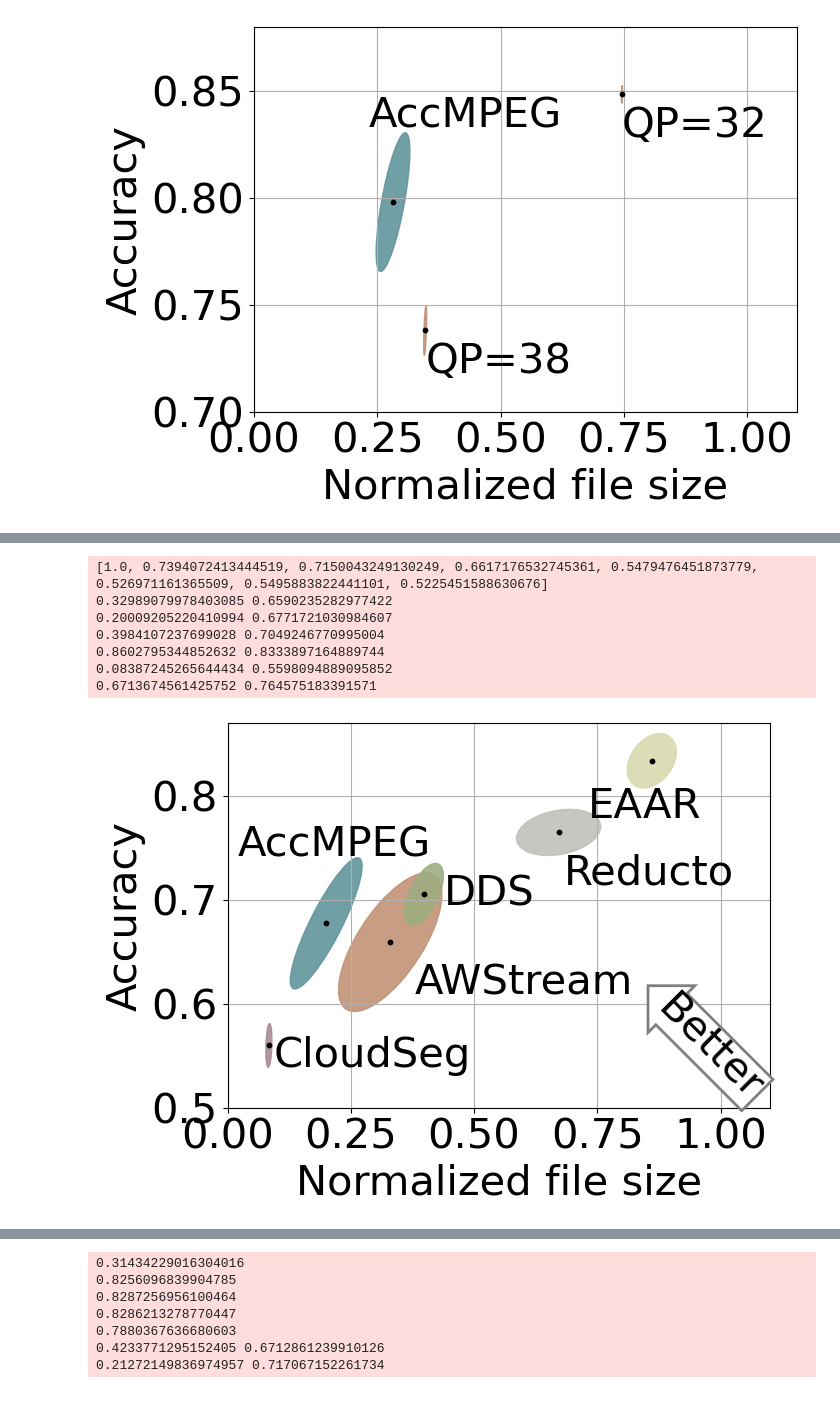
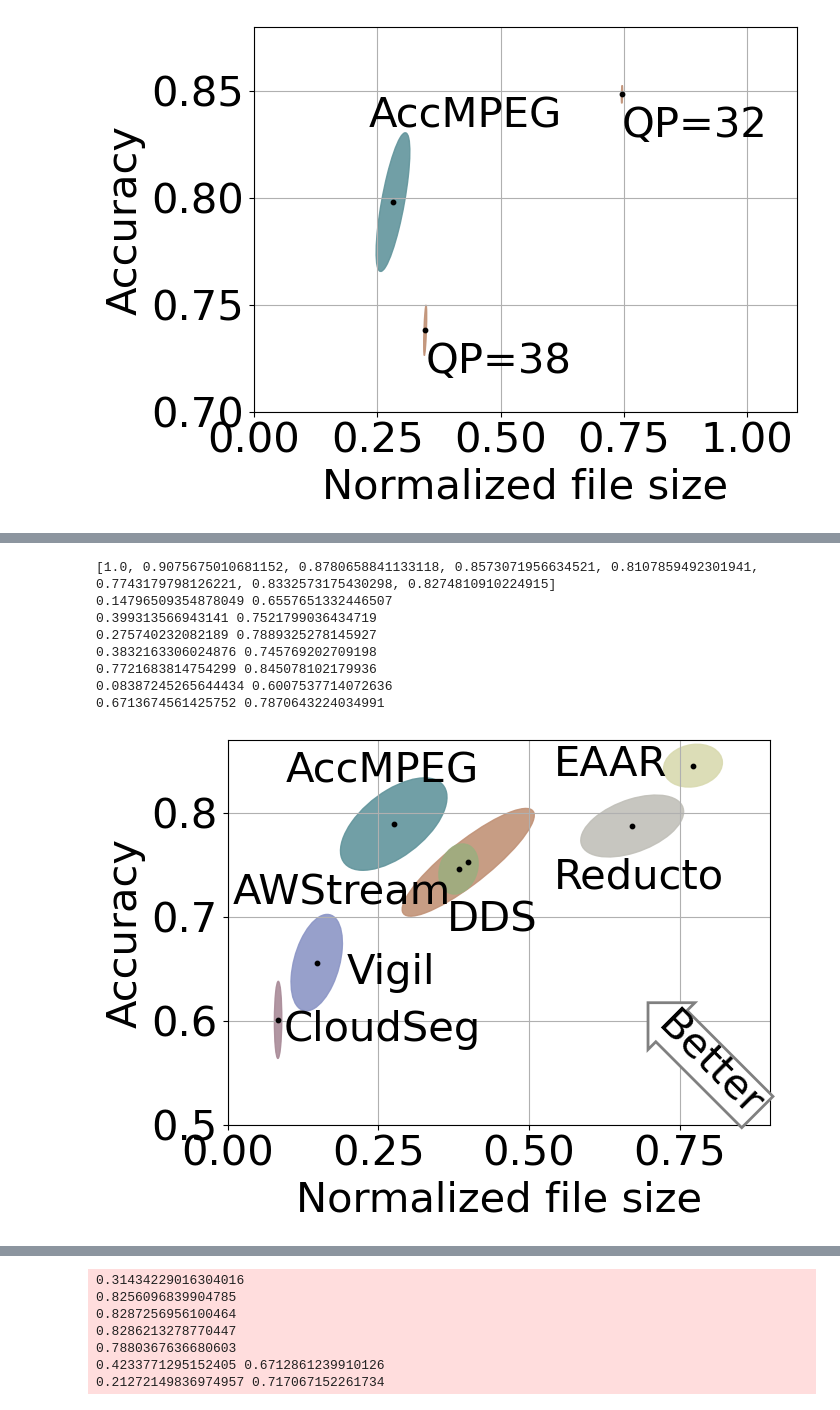
Before and after one commit to KuntaiDu/AccMPEG, a Jupyter notebook: plot.ipynb, the cells around one changed output, grey strips where cells are left out. Saved outputs shown, nothing was run; the diff lists cells and outputs as text; code cells hidden in the pictures.

```diff
--- a/plot.ipynb
+++ b/plot.ipynb
@@ -13,6 +13,16 @@ colors = [
 '#a98b98', #cloudseg
 '#c1c0b9' # reducto
 ]
+
+new_colors = {
+    "mpeg": '#c19277',
+    "accmpeg": '#62959c',
+    "dds": '#9dad7f',
+    "eaar": '#d9dab0',
+    "cloudseg": '#a98b98',
+    "reducto": '#c1c0b9',
+    "vigil": "#8c96c6"
+}
 # %%
 
 import numpy as np
@@ -318,7 +333,7 @@ ddss = [filter([fmt % i, 'dds']) for i in ids]
 eaars = [filter([fmt % i, 'eaar']) for i in ids]
 cloudsegs = [filter([fmt % i, 'cloudseg', '40']) for i in ids]
 reductos = [filter([fmt % i, 'reducto', '28']) for i in ids]
-
+vigils = [filter([fmt % i, 'vigil']) for i in ids]
 
 mpegs = []
 for i, acc in zip(ids, accs):
@@ -342,11 +357,15 @@ ddss = transform(ddss)
 eaars = transform(eaars)
 cloudsegs = transform(cloudsegs)
 reductos = transform(reductos)
+vigils = transform(vigils)
 
 
 
 fig, ax = plt.subplots(figsize=(7, 5))
 ax.grid()
+
+x, y = add_data(ax, vigils, new_colors['vigil'])
+ax.text(x + 0.05, y - 0.0, 'Vigil')
 
 x, y = add_data(ax, mpegs, colors[0])
 ax.text(x + 0.05, y - 0.0, 'AWStream')
@@ -362,7 +381,7 @@ x, y = add_data(ax, reductos, colors[5])
 ax.text(x + 0.01, y - 0.06, 'Reducto')
 
 l, r = 0, 1.19
-b, u = 0.3, 0.95
+b, u = 0.2, 0.95
 
 ax.set_xlim(l,r)
 ax.set_ylim(b,u)
@@ -430,7 +539,7 @@ savefig('figs/detection_qp', fig)
 # %%
 # plot multiple models
 
-with open(f'stats_C4', 'r') as f:
+with open(f'stats_DC5', 'r') as f:
     data_full = yaml.load(f.read())
 # add ground truth bandwidth for normalization purpose
 for data in data_full:
@@ -441,12 +550,12 @@ for data in data_full:
 fmt = 'dashcam/dashcam_%d'
 ids = [(i+1) for i in range(7)]
 
-accs = [filter([fmt % i + '_', 'bound_0.3', 'conv_9']) for i in ids]
+accs = [filter([fmt % i + '_', 'bound_0.2', 'conv_9']) for i in ids]
 ddss = [filter([f'dashcam/dashcam_{i}_', 'dds']) for i in ids]
 eaars = [filter([f'dashcam/dashcam_{i}_', 'eaar']) for i in ids]
 cloudsegs = [filter([f'dashcam/dashcam_{i}_', 'cloudseg', '40']) for i in ids]
 reductos = [filter([f'dashcam/dashcam_{i}_', 'reducto', '28']) for i in ids]
-
+vigils = [filter([f'dashcam/dashcam_{i}_', 'vigil']) for i in ids]
 
 mpegs = []
 for i, acc in zip(ids, accs):
@@ -466,47 +575,51 @@ for i, acc in zip(ids, accs):
 accs = transform(accs)
 mpegs = transform(mpegs)
 ddss = transform(ddss)
 eaars = transform(eaars)
 cloudsegs = transform(cloudsegs)
 reductos = transform(reductos)
+vigils = transform(vigils)
 
 
 
 fig, ax = plt.subplots(figsize=(7, 5))
 ax.grid()
 
+x, y = add_data(ax, vigils, new_colors['vigil'])
+ax.text(x+0.05 , y-0.02 , 'Vigil')
 x, y = add_data(ax, mpegs, colors[0])
-ax.text(x + 0.05, y - 0.05, 'AWStream')
+ax.text(x - 0.39, y-0.04 , 'AWStream')
 x, y = add_data(ax, accs, colors[1])
-ax.text(x - 0.18, y +0.065, 'AccMPEG')
+ax.text(x - 0.18, y +0.04, 'AccMPEG')
 x, y = add_data(ax, ddss, colors[2])
-ax.text(x + 0.04, y -0.01, 'DDS')
+ax.text(x-0.02 , y -0.06, 'DDS')
 x, y = add_data(ax, eaars, colors[3])
-ax.text(x - 0.13, y - 0.055, 'EAAR')
+ax.text(x - 0.23, y -0.01, 'EAAR')
 x, y = add_data(ax, cloudsegs, colors[4])
 ax.text(x + 0.01, y - 0.02, 'CloudSeg')
 x, y = add_data(ax, reductos, colors[5])
-ax.text(x + 0.01, y - 0.05, 'Reducto')
-ax.set_xlim(0, 1.1)
+ax.text(x - 0.13, y - 0.06, 'Reducto')
+ax.set_xlim(0, 0.9)
 ax.set_ylim(0.5, 0.87)
-ax.set_xticks([0, 0.25, 0.5, 0.75, 1.0])
+ax.set_xticks([0, 0.25, 0.5, 0.75])
 ax.set_xlabel('Normalized file size')
 ax.set_ylabel('Accuracy')
 
 bbox_props = dict(boxstyle="larrow", fc=(1,1,1), ec="grey", lw=2)
-t = ax.text(1.1,0.5, "Better", ha="right", va="bottom", rotation=-45,
+t = ax.text(0.9,0.5, "Better", ha="right", va="bottom", rotation=-45,
             bbox=bbox_props)
 
 bb = t.get_bbox_patch()
 bb.set_boxstyle("larrow", pad=0.05)
 
-savefig('figs/detection_dashcam_C4', fig)
+savefig('figs/detection_dashcam_DC5', fig)
 # %% [output]
-[1.0, 0.7394072413444519, 0.7150043249130249, 0.6617176532745361, 0.5479476451873779, 0.526971161365509, 0.5495883822441101, 0.5225451588630676]
-0.32989079978403085 0.6590235282977422
-0.20009205220410994 0.6771721030984607
-0.3984107237699028 0.7049246770995004
-0.8602795344852632 0.8333897164889744
-0.08387245265644434 0.5598094889095852
-0.6713674561425752 0.764575183391571
+[1.0, 0.9075675010681152, 0.8780658841133118, 0.8573071956634521, 0.8107859492301941, 0.7743179798126221, 0.8332573175430298, 0.8274810910224915]
+0.14796509354878049 0.6557651332446507
+0.399313566943141 0.7521799036434719
+0.275740232082189 0.7889325278145927
+0.3832163306024876 0.745769202709198
+0.7721683814754299 0.845078102179936
+0.08387245265644434 0.6007537714072636
+0.6713674561425752 0.7870643224034991
-[figure, old version]
+[figure, new version]
```
Also changed, not shown: parts of 14 cells of this notebook, 30 other files.
